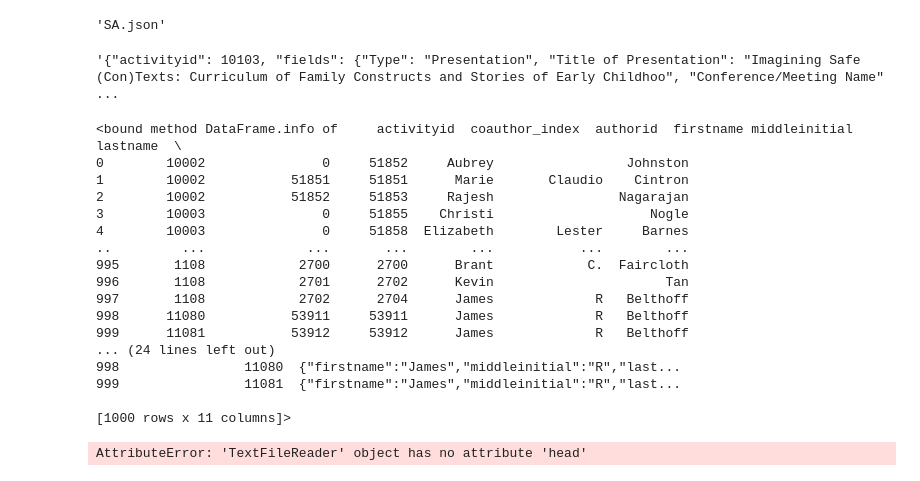
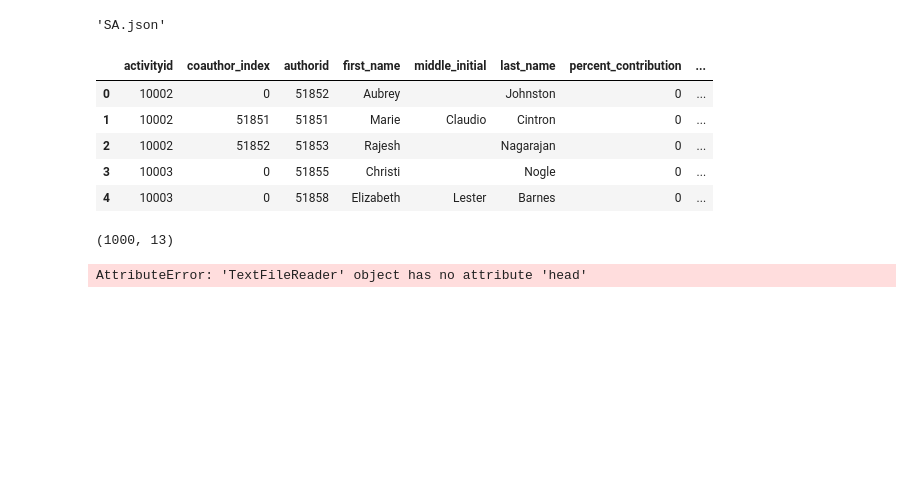
Before and after one commit to flaviofuego/Json_mining, a Jupyter notebook: main.ipynb, the cells around one changed output. Cells and saved outputs as stored; diff of their text form; code cells hidden in the pictures; blank space fills up the shorter version.

Commit message:
json_mining

```diff
--- a/main.ipynb
+++ b/main.ipynb
@@ -23,29 +22,18 @@ df = read_gbq(
     location="US"
 )
 # %%
-df['json_content'][0]
+df.head()
 # %% [output]
-'{"activityid": 10103, "fields": {"Type": "Presentation", "Title of Presentation": "Imagining Safe (Con)Texts: Curriculum of Family Constructs and Stories of Early Childhoo", "Conference/Meeting Name" ...
+|  | activityid | coauthor_index | authorid | first_name | middle_initial | last_name | percent_contribution | ... |
+| 0 | 10002 | 0 | 51852 | Aubrey |  | Johnston | 0 | ... |
+| 1 | 10002 | 51851 | 51851 | Marie | Claudio | Cintron | 0 | ... |
+| 2 | 10002 | 51852 | 51853 | Rajesh |  | Nagarajan | 0 | ... |
+| 3 | 10003 | 0 | 51855 | Christi |  | Nogle | 0 | ... |
+| 4 | 10003 | 0 | 51858 | Elizabeth | Lester | Barnes | 0 | ... |
 # %%
-df.info
+df.shape
 # %% [output]
-<bound method DataFrame.info of     activityid  coauthor_index  authorid  firstname middleinitial   lastname  \
-0        10002               0     51852     Aubrey                 Johnston
-1        10002           51851     51851      Marie       Claudio    Cintron
-2        10002           51852     51853     Rajesh                Nagarajan
-3        10003               0     51855    Christi                    Nogle
-4        10003               0     51858  Elizabeth        Lester     Barnes
-..         ...             ...       ...        ...           ...        ...
-995       1108            2700      2700      Brant            C.  Faircloth
-996       1108            2701      2702      Kevin                      Tan
-997       1108            2702      2704      James             R   Belthoff
-998      11080           53911     53911      James             R   Belthoff
-999      11081           53912     53912      James             R   Belthoff
-... (24 lines left out)
-998                11080  {"firstname":"James","middleinitial":"R","last...
-999                11081  {"firstname":"James","middleinitial":"R","last...
-
-[1000 rows x 11 columns]>
+(1000, 13)
 # %%
 import pandas as pd
 from pandas_gbq import to_gbq
```
Also changed, not shown: parts of 1 cell of this notebook, 11 other files.
